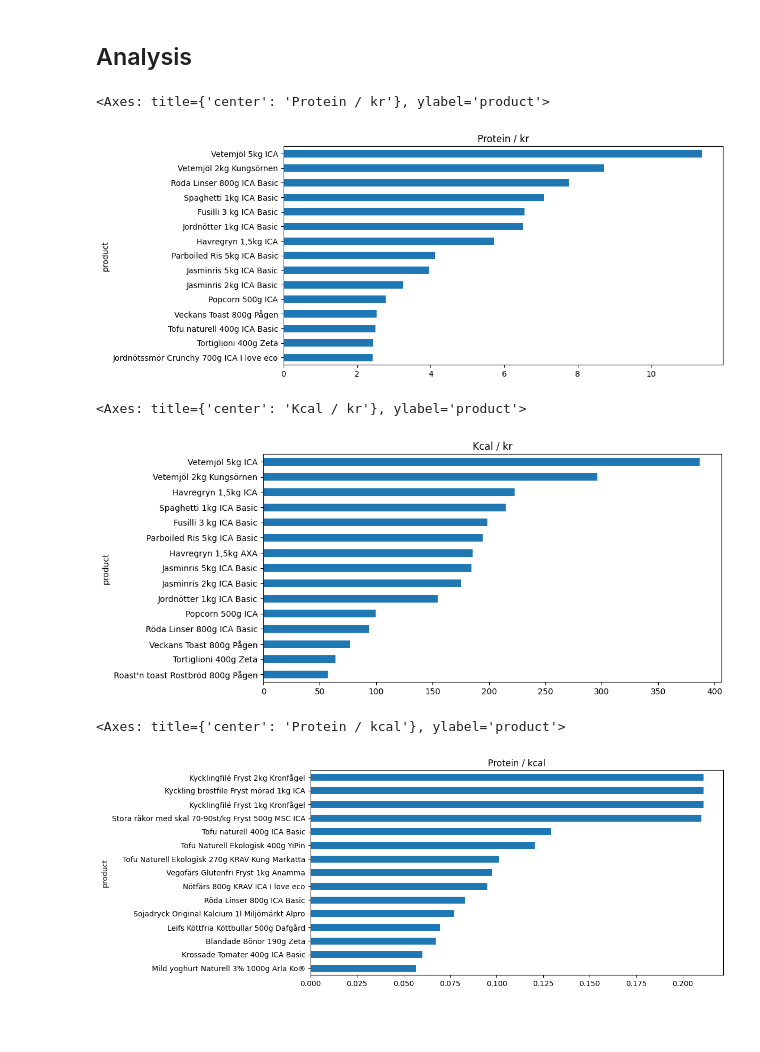
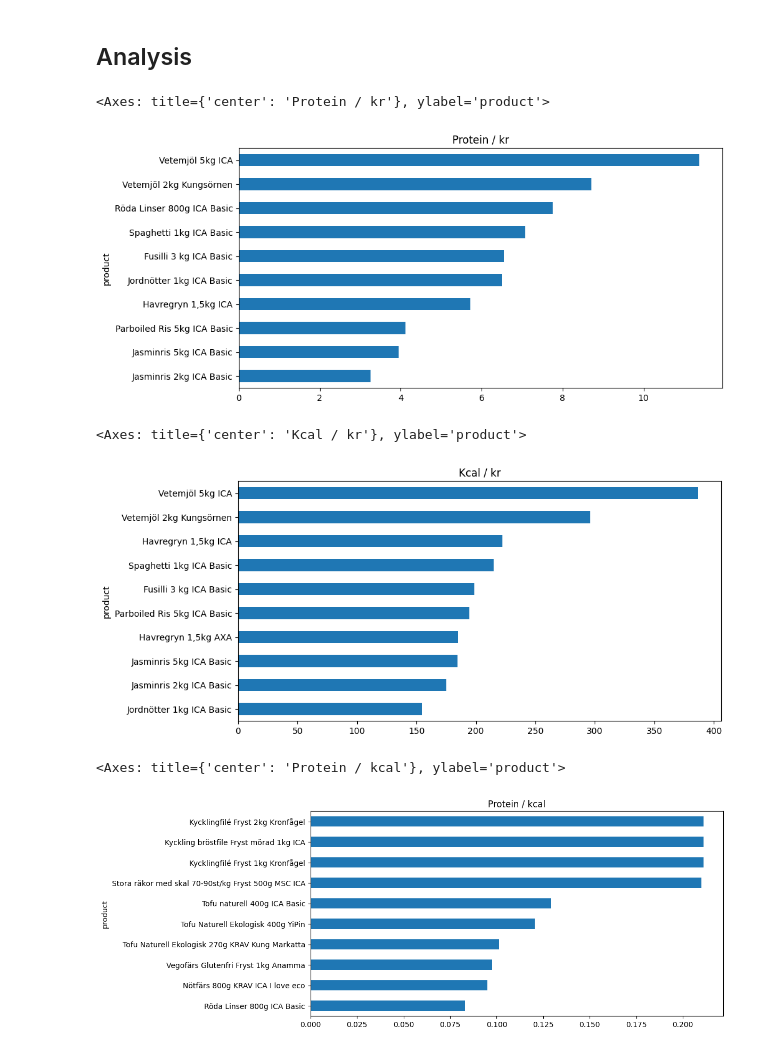
Before and after one commit to KasperLindm/BudgetSuperfood, a Jupyter notebook: FoodWebscraper.ipynb, the cells around one changed output. Saved outputs shown, nothing was run; the diff lists cells and outputs as text; code cells hidden in the pictures; blank space fills up the shorter version.

```diff
--- a/FoodWebscraper.ipynb
+++ b/FoodWebscraper.ipynb
@@ -172,19 +181,19 @@ super_foods = super_foods.dropna()
 ## Analysis
 # %%
 fig, ax = plt.subplots(figsize=(10, 5))
-super_foods.prot_per_kr.nlargest(15).sort_values(ascending=True).plot(kind="barh", title="Protein / kr")
+super_foods.prot_per_kr.nlargest(10).sort_values(ascending=True).plot(kind="barh", title="Protein / kr")
 # %% [output]
 <Axes: title={'center': 'Protein / kr'}, ylabel='product'>
-[figure, old version]
+[figure, new version]
 # %%
 fig, ax = plt.subplots(figsize=(10, 5))
-super_foods.kcal_per_kr.nlargest(15).sort_values(ascending=True).plot(kind="barh", title="Kcal / kr")
+super_foods.kcal_per_kr.nlargest(10).sort_values(ascending=True).plot(kind="barh", title="Kcal / kr")
 # %% [output]
 <Axes: title={'center': 'Kcal / kr'}, ylabel='product'>
-[figure, old version]
+[figure, new version]
 # %%
 fig, ax = plt.subplots(figsize=(10, 5))
-super_foods.prot_per_kcal.nlargest(15).sort_values(ascending=True).plot(kind="barh", title="Protein / kcal")
+super_foods.prot_per_kcal.nlargest(10).sort_values(ascending=True).plot(kind="barh", title="Protein / kcal")
 # %% [output]
 <Axes: title={'center': 'Protein / kcal'}, ylabel='product'>
-[figure, old version]
+[figure, new version]
```
Also changed, not shown: parts of 2 cells of this notebook.
